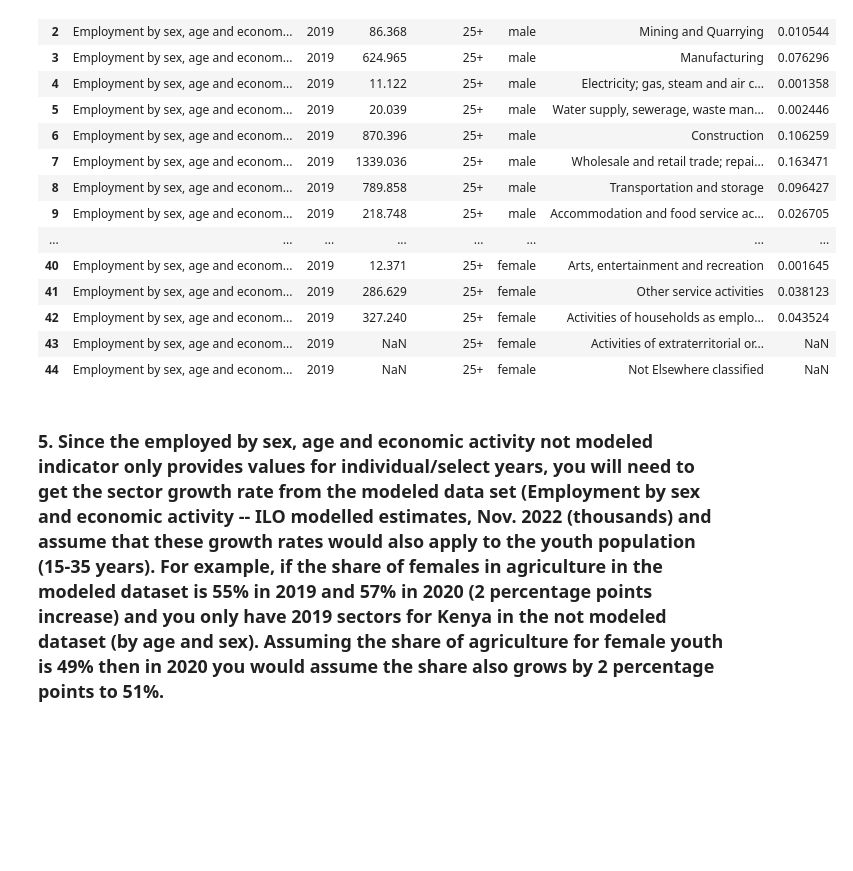
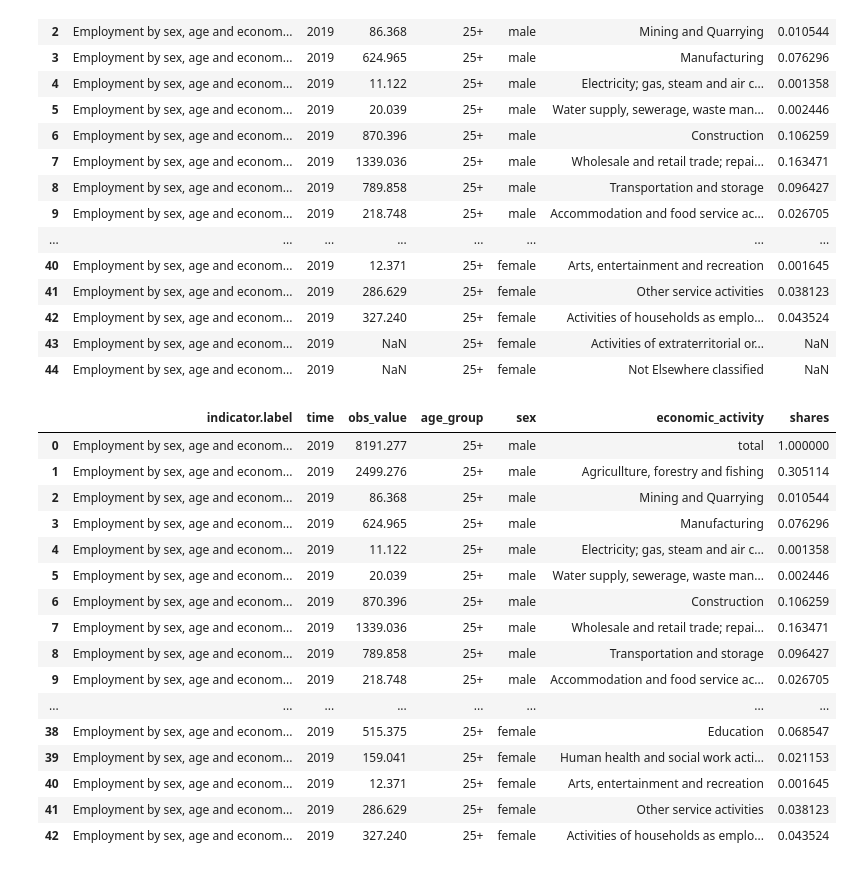
Before and after one commit to Lorraine254/Employment-index, a Jupyter notebook: Hackathon.ipynb, the cells around one changed output. Cells and saved outputs as stored; diff of their text form; code cells hidden in the pictures; blank space fills up the shorter version.

Commit message:
Removal of Null values

```diff
--- a/Hackathon.ipynb
+++ b/Hackathon.ipynb
@@ -658,2 +655,28 @@ shr_data_25 = {'share': shares_list}
-# %% [markdown]
-### 5.	Since the employed by sex, age and economic activity not modeled indicator only provides values for individual/select years, you will need to get the sector growth rate from the modeled data set (Employment by sex and economic activity -- ILO modelled estimates, Nov. 2022 (thousands) and assume that these growth rates would also apply to the youth population (15-35 years). For example, if the share of females in agriculture in the modeled dataset is 55% in 2019 and 57% in 2020 (2 percentage points increase) and you only have 2019 sectors for Kenya in the not modeled dataset (by age and sex). Assuming the share of agriculture for female youth is 49% then in 2020 you would assume the share also grows by 2 percentage points to 51%.
+# %%
+#remove rows with NaN vlaues if the number of NaN values is below 15%
+# Calculating the percentage of missing values #
+ratio_of_nans = (df_25_plus.isna().sum())/(df_25_plus.shape[0])*100
+if( ratio_of_nans['obs_value'] <= 15):
+    columns_to_check = ['obs_value']
+    df_25_plus.dropna(subset=columns_to_check, inplace=True)
+    df_25_plus.dropna(axis=0)
+
+df_25_plus
+# %% [output]
+|  | indicator.label | time | obs_value | age_group | sex | economic_activity | shares |
+| 0 | Employment by sex, age and econom... | 2019 | 8191.277 | 25+ | male | total | 1.000000 |
+| 1 | Employment by sex, age and econom... | 2019 | 2499.276 | 25+ | male | Agricullture, forestry and fishing | 0.305114 |
+| 2 | Employment by sex, age and econom... | 2019 | 86.368 | 25+ | male | Mining and Quarrying | 0.010544 |
+| 3 | Employment by sex, age and econom... | 2019 | 624.965 | 25+ | male | Manufacturing | 0.076296 |
+| 4 | Employment by sex, age and econom... | 2019 | 11.122 | 25+ | male | Electricity; gas, steam and air c... | 0.001358 |
+| 5 | Employment by sex, age and econom... | 2019 | 20.039 | 25+ | male | Water supply, sewerage, waste man... | 0.002446 |
+| 6 | Employment by sex, age and econom... | 2019 | 870.396 | 25+ | male | Construction | 0.106259 |
+| 7 | Employment by sex, age and econom... | 2019 | 1339.036 | 25+ | male | Wholesale and retail trade; repai... | 0.163471 |
+| 8 | Employment by sex, age and econom... | 2019 | 789.858 | 25+ | male | Transportation and storage | 0.096427 |
+| 9 | Employment by sex, age and econom... | 2019 | 218.748 | 25+ | male | Accommodation and food service ac... | 0.026705 |
+| ... | ... | ... | ... | ... | ... | ... | ... |
+| 38 | Employment by sex, age and econom... | 2019 | 515.375 | 25+ | female | Education | 0.068547 |
+| 39 | Employment by sex, age and econom... | 2019 | 159.041 | 25+ | female | Human health and social work acti... | 0.021153 |
+| 40 | Employment by sex, age and econom... | 2019 | 12.371 | 25+ | female | Arts, entertainment and recreation | 0.001645 |
+| 41 | Employment by sex, age and econom... | 2019 | 286.629 | 25+ | female | Other service activities | 0.038123 |
+| 42 | Employment by sex, age and econom... | 2019 | 327.240 | 25+ | female | Activities of households as emplo... | 0.043524 |
```
Also changed, not shown: parts of 2 cells of this notebook.
